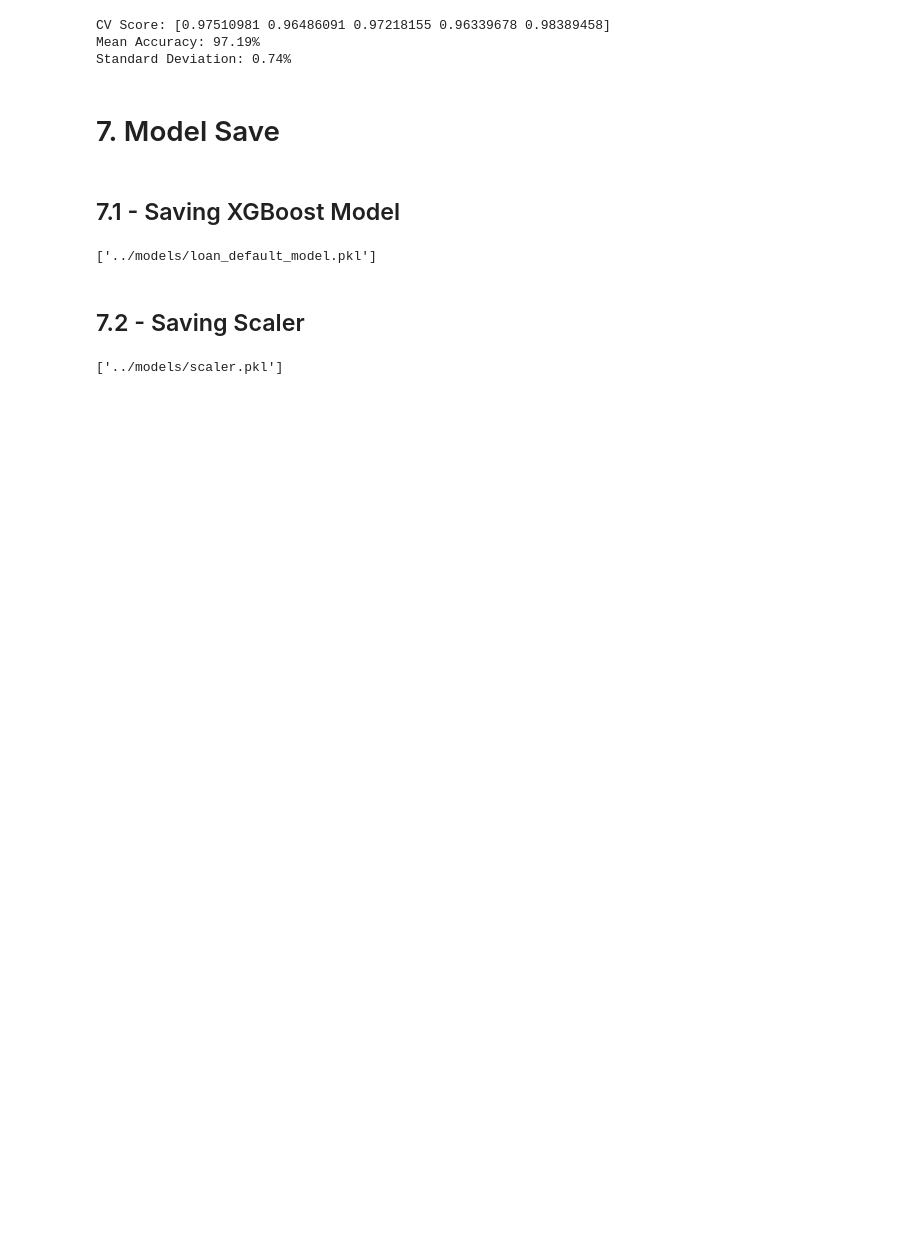
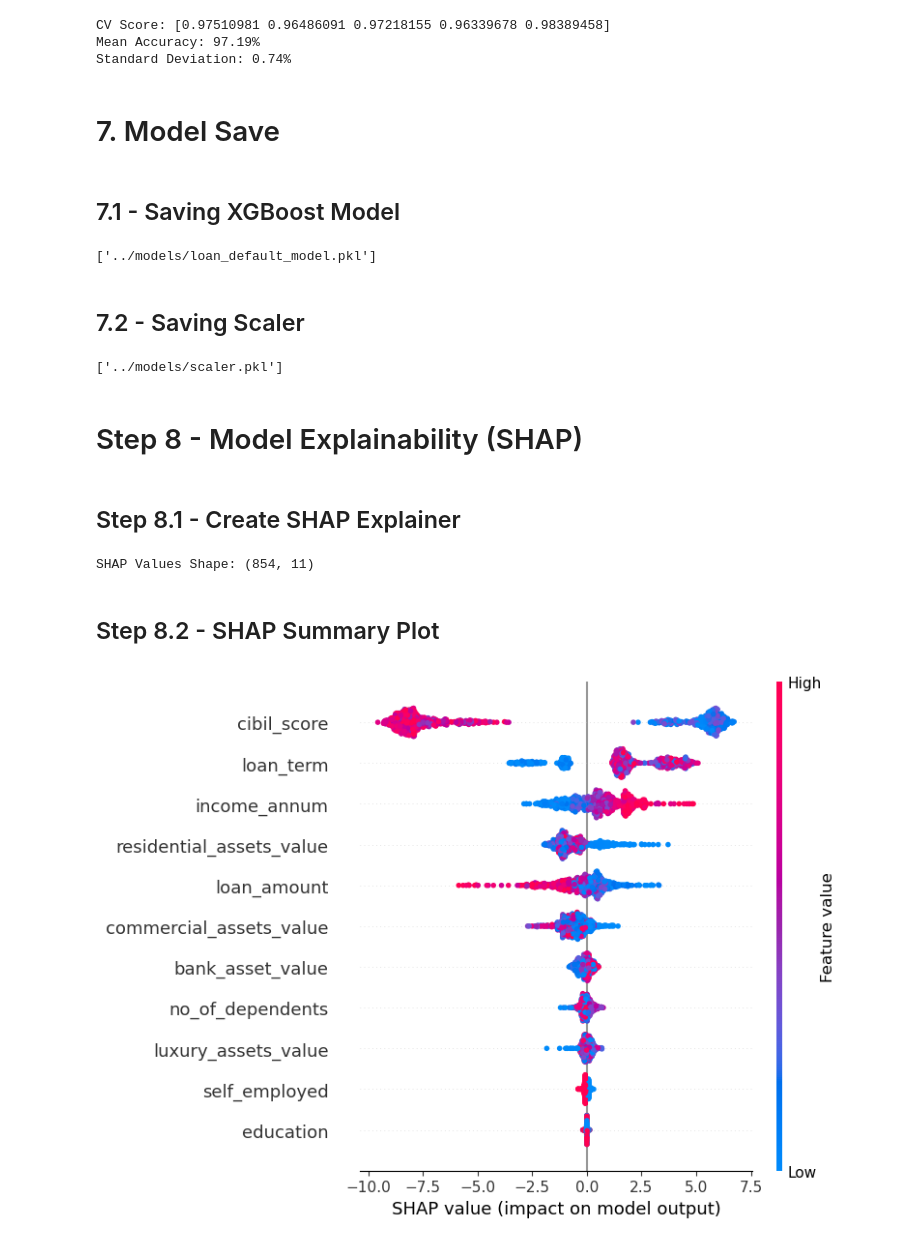
Before and after one commit to md-faiyazkhan/loan-default-prediction-v2, a Jupyter notebook: notebooks/loan_prediction.ipynb, the cells around one changed output. Cells and saved outputs as stored; diff of their text form; code cells hidden in the pictures; blank space fills up the shorter version.

Commit message:
Added SHAP explainability, feature importance visualization, and cross-validation for all models

```diff
--- a/notebooks/loan_prediction.ipynb
+++ b/notebooks/loan_prediction.ipynb
@@ -523,3 +526,33 @@ joblib.dump(xgb, '../models/loan_default_model.pkl')
 joblib.dump(scaler, '../models/scaler.pkl')
 # %% [output]
 ['../models/scaler.pkl']
+# %% [markdown]
+# Step 8 - Model Explainability (SHAP)
+# %% [markdown]
+## Step 8.1 - Create SHAP Explainer
+# %%
+# Convert scaled test data back to DataFrame
+X_test_df = pd.DataFrame(X_test, columns=feature_cols)
+
+# Create SHAP explainer
+explainer = shap.TreeExplainer(xgb)
+
+# Generate SHAP values
+shap_values = explainer.shap_values(X_test_df)
+
+# Verify
+print("SHAP Values Shape:", np.array(shap_values).shape)
+# %% [output]
+SHAP Values Shape: (854, 11)
+# %% [markdown]
+## Step 8.2 - SHAP Summary Plot
+# %%
+# SHAP Summary Plot
+
+shap.summary_plot(
+    shap_values,
+    X_test_df,
+    feature_names=feature_cols
+)
+# %% [output]
+[figure, added]
```
Also changed, not shown: parts of 18 cells of this notebook.
